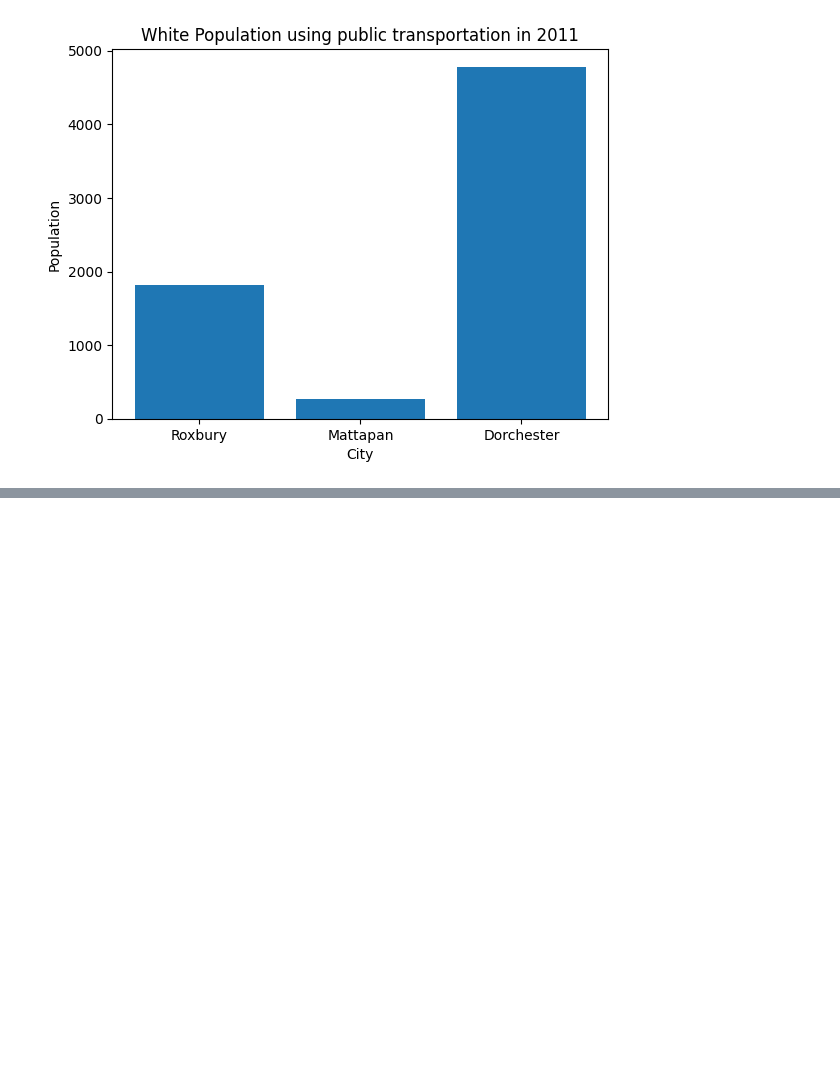
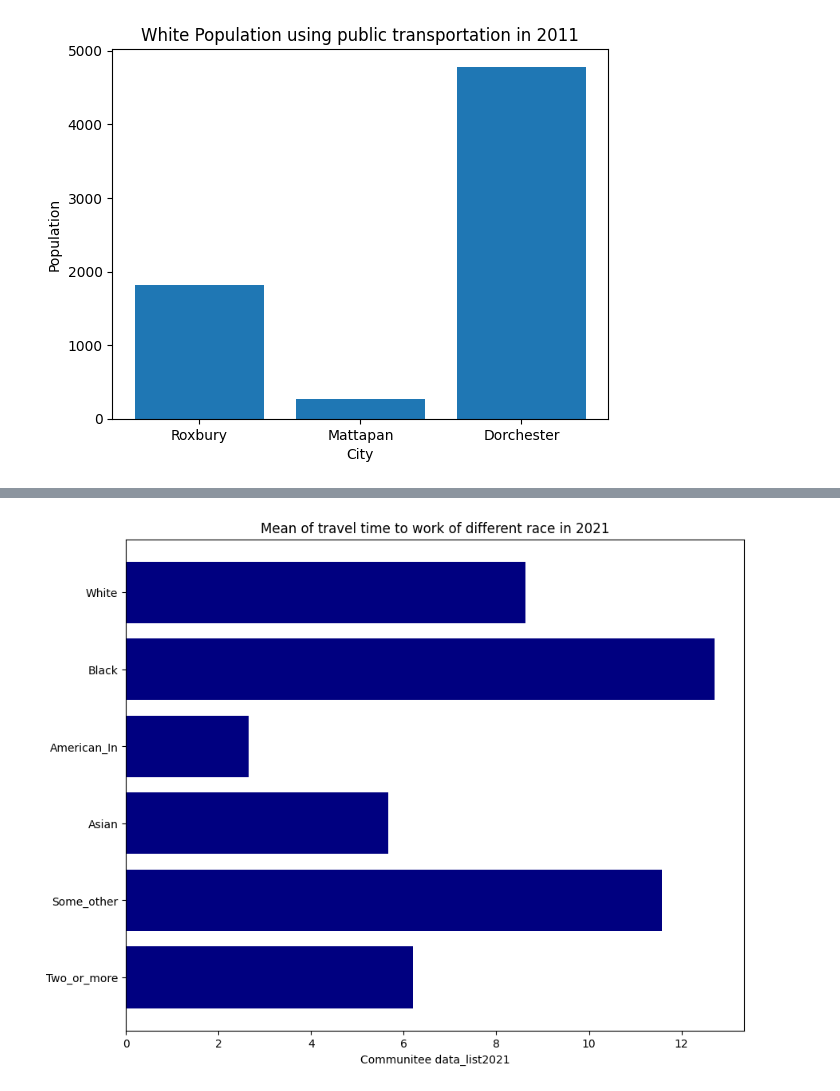
Before and after one commit to BU-Spark/ds-livable-streets-bus-equity, a Jupyter notebook: fa23-team/Xiang_li_Lationx_analysis.ipynb, the cells around one changed output, grey strips where cells are left out. Drawn from its saved outputs; the diff is of its cells as text; code cells hidden in the pictures; blank space fills up the shorter version.

```diff
--- a/fa23-team/Xiang_li_Lationx_analysis.ipynb
+++ b/fa23-team/Xiang_li_Lationx_analysis.ipynb
@@ -386,0 +943,35 @@ plt.show()
+# %%
+white_mean_2021=all2021['White alone'][0]
+Bk_mean_2021=all2021['Black or African American alone'][0]
+American_In_mean_2021=all2021['American Indian alone'][0]
+Alska_mean_2021=all2021['Alaska Native alone'][0]
+Asian_mean_2021=all2021['Asian alone'][0]
+Native_H_mean_2021=all2021['Native Hawaiian and Other Pacific Islander alone'][0]
+Some_other_mean_2021=all2021['Some Other Race alone'][0]
+Two_or_more_2021=all2021["Two or More Races"][0]
+
+# use the calculation function to calculate the time
+white_mean_2021=calculation(white_mean_2021)
+Bk_mean_2021=calculation(Bk_mean_2021)
+American_In_mean_2021=calculation(American_In_mean_2021)
+Alska_mean_2021=calculation(Alska_mean_2021)
+Asian_mean_2021=calculation(Asian_mean_2021)
+Native_H_mean_2021=calculation(Native_H_mean_2021)
+Some_other_mean_2021=calculation(Some_other_mean_2021)
+Two_or_more_2021=calculation(Two_or_more_2021)
+
+
+race_list2021=["White","Black","American_In","Asian","Some_other","Two_or_more"]
+data_list2021=[white_mean_2021/white_total_2021,Bk_mean_2021/white_total_2021,American_In_mean_2021/americanindian_total_2021,Asian_mean_2021/asian_total_2021,Some_other_mean_2021/someother_total_2021,Two_or_more_2021/twoormore_total_2021]
+# graph the data Y asix is the Race_list and X asix is the data_list
+import matplotlib.pyplot as plt
+
+
+plt.figure(figsize=(10, 8))
+plt.barh(race_list2021, data_list2021, color='navy')
+plt.xlabel('Communitee data_list2021')
+plt.title("Mean of travel time to work of different race in 2021")
+plt.gca().invert_yaxis()  # Invert y-axis to match the provided graph's order
+plt.show()
+# %% [output]
+[figure, added]
```
Also changed, not shown: parts of 18 cells of this notebook.
